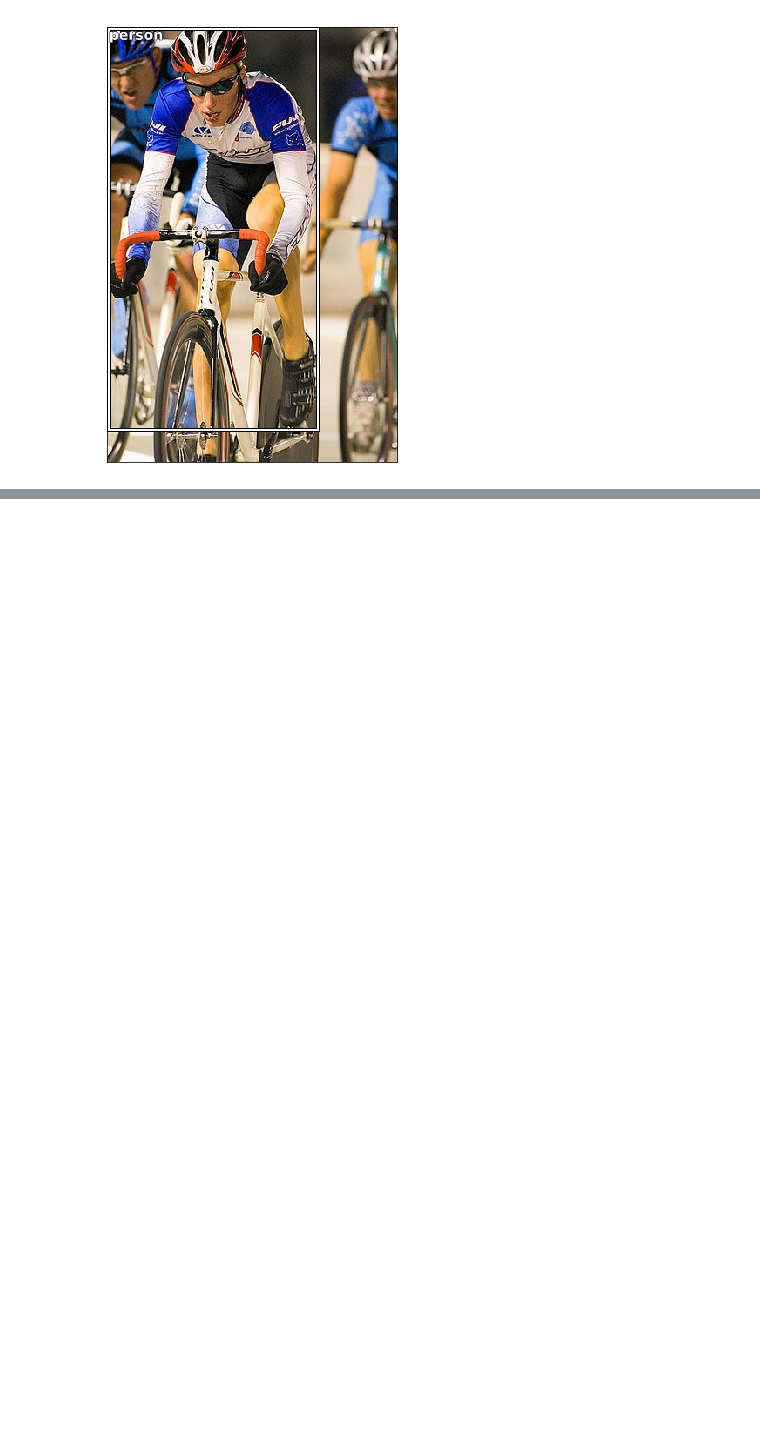
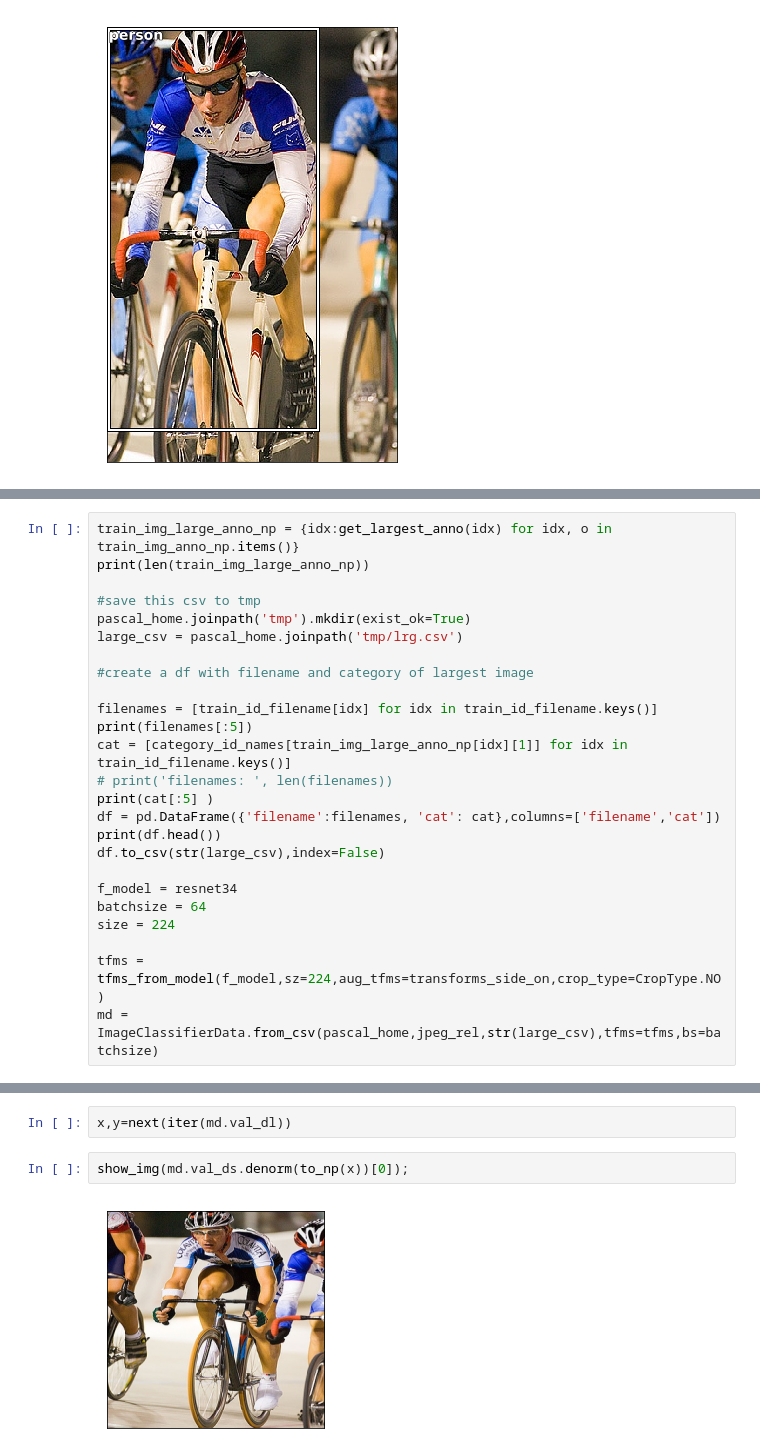
Before and after one commit to achinta/machine-learning, a Jupyter notebook: notebooks/pytorch/002_single_od_with_pascal.ipynb, the cells around one changed output, grey strips where cells are left out. Saved outputs shown, nothing was run; the diff lists cells and outputs as text; blank space fills up the shorter version.

```diff
--- a/notebooks/pytorch/002_single_od_with_pascal.ipynb
+++ b/notebooks/pytorch/002_single_od_with_pascal.ipynb
@@ -207,0 +218,25 @@ len(train_img_large_anno_np)
+# %%
+train_img_large_anno_np = {idx:get_largest_anno(idx) for idx, o in train_img_anno_np.items()}
+print(len(train_img_large_anno_np))
+
+#save this csv to tmp
+pascal_home.joinpath('tmp').mkdir(exist_ok=True)
+large_csv = pascal_home.joinpath('tmp/lrg.csv')
+
+#create a df with filename and category of largest image
+
+filenames = [train_id_filename[idx] for idx in train_id_filename.keys()]
+print(filenames[:5])
+cat = [category_id_names[train_img_large_anno_np[idx][1]] for idx in train_id_filename.keys()]
+# print('filenames: ', len(filenames))
+print(cat[:5] )
+df = pd.DataFrame({'filename':filenames, 'cat': cat},columns=['filename','cat'])
+print(df.head())
+df.to_csv(str(large_csv),index=False)
+
+f_model = resnet34
+batchsize = 64
+size = 224
+
+tfms = tfms_from_model(f_model,sz=224,aug_tfms=transforms_side_on,crop_type=CropType.NO)
+md = ImageClassifierData.from_csv(pascal_home,jpeg_rel,str(large_csv),tfms=tfms,bs=batchsize)
@@ -207,0 +254,6 @@ len(train_img_large_anno_np)
+# %%
+x,y=next(iter(md.val_dl))
+# %%
+show_img(md.val_ds.denorm(to_np(x))[0]);
+# %% [output]
+[figure, added]
```
Also changed, not shown: parts of 39 cells of this notebook.
